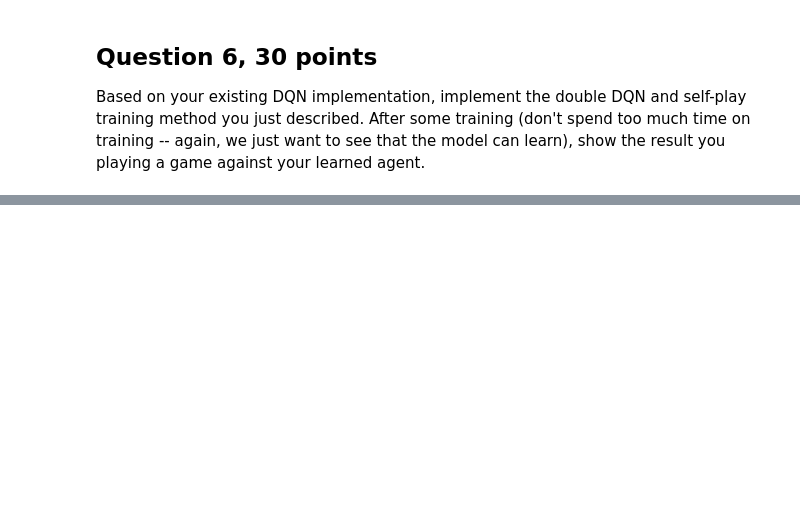
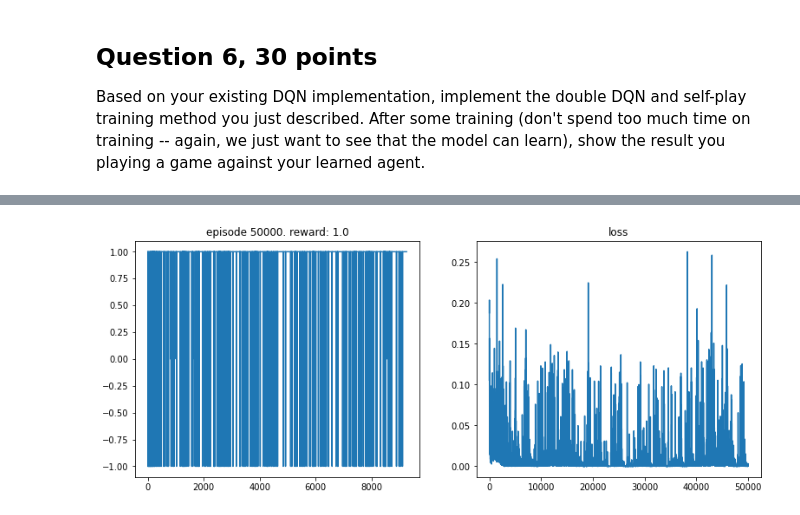
Before and after one commit to akraradets/2021JanRTML, a Jupyter notebook: final/RTML-Final-2021-takehome.ipynb, the cells around one changed output, grey strips where cells are left out. Cells and saved outputs as stored; diff of their text form; code cells hidden in the pictures; blank space fills up the shorter version.

Commit message:
Done train Double DQN

```diff
--- a/final/RTML-Final-2021-takehome.ipynb
+++ b/final/RTML-Final-2021-takehome.ipynb
@@ -571,3 +585,10 @@ you just described. After some training (don't spend too much time on training -
 learn), show the result you playing a game against your learned agent.
 # %%
 # Code for training and playing goes here
+
+# First, Load the game
+import importlib
+game_name = 'tictactoe'
+game_module = importlib.import_module("games." + game_name)
+env = game_module.Game()
+env.reset()
@@ -573,0 +712,88 @@ learn), show the result you playing a game against your learned agent.
+# %%
+# Training function
+from tqdm import trange
+import matplotlib.pyplot as plt
+def plot(episode, rewards, losses):
+    # clear_output(True)
+    plt.figure(figsize=(20,5))
+    plt.subplot(131)
+    plt.title('episode %s. reward: %s' % (episode, np.mean(rewards[-10:])))
+    plt.plot(rewards)
+    plt.subplot(132)
+    plt.title('loss')
+    plt.plot(losses)
+    plt.show()
+
+def get_state(obs):
+    # print(obs)
+    # print(obs.shape)
+    obs = obs.reshape(-1)
+    # print(obs.shape)
+    return obs
+
+def train_DoubleDQN(env, current_model, target_model, eps_by_episode, optimizer, replay_buffer, episodes = 10000, batch_size=32, gamma = 0.99):
+    losses = []
+    all_rewards = []
+    episode_reward = 0
+
+    obs = env.reset()
+    state = get_state(obs)
+    tot_reward = 0
+    tr = trange(episodes+1, desc='Agent training', leave=True)
+    for episode in tr:
+        tr.set_description("Agent training (episode{}) Avg Reward {}".format(episode+1,tot_reward/(episode+1)))
+        tr.refresh()
+
+        # get action with q-values
+        epsilon = eps_by_episode(episode)
+        action = current_model.act(state, epsilon)
+
+        # input action into state
+        next_obs, reward, done = env.step(action)
+        next_state = get_state(next_obs)
+        # save data into buffer
+        replay_buffer.push(state, action, reward, next_state, done)
+
+        tot_reward += reward
+
+        state = next_state
+        obs = next_obs
+        episode_reward += reward
+
+        if done:
+            obs = env.reset()
+            state = get_state(obs)
+            all_rewards.append(episode_reward)
+            episode_reward = 0
+
+        if len(replay_buffer) > batch_size:
+            loss = compute_td_loss_DoubleDQN(current_model, target_model, batch_size, gamma)
+            losses.append(loss.item())
+
+        if episode % 500 == 0: # update target_model weight. The '500' is hyperparameter, you can change it as you want
+            update_target(current_model, target_model)
+
+    plot(episode, all_rewards, losses)
+    return current_model, target_model, all_rewards, losses
+
+# Initialization
+
+epsilon_start = 1.0
+epsilon_final = 0.01
+epsilon_decay = 500
+eps_by_episode = gen_eps_by_episode(epsilon_start, epsilon_final, epsilon_decay)
+
+# 27 is current state from the game board
+# 9  is the possible action
+device = 'cuda:1'
+current_model = DQN(27, 9).to(device)
+target_model =  DQN(27, 9).to(device)
+
+optimizer = optim.Adam(current_model.parameters())
+replay_buffer = ReplayBuffer(1000)
+update_target(current_model, target_model)
+
+
+current_model, target_model, all_rewards, losses = train_DoubleDQN(env, current_model, target_model, eps_by_episode, optimizer, replay_buffer, episodes = 50000, batch_size=32, gamma = 0.99)
+# %% [output]
+[figure, added]
```
Also changed, not shown: parts of 5 cells of this notebook, 2 other files.
